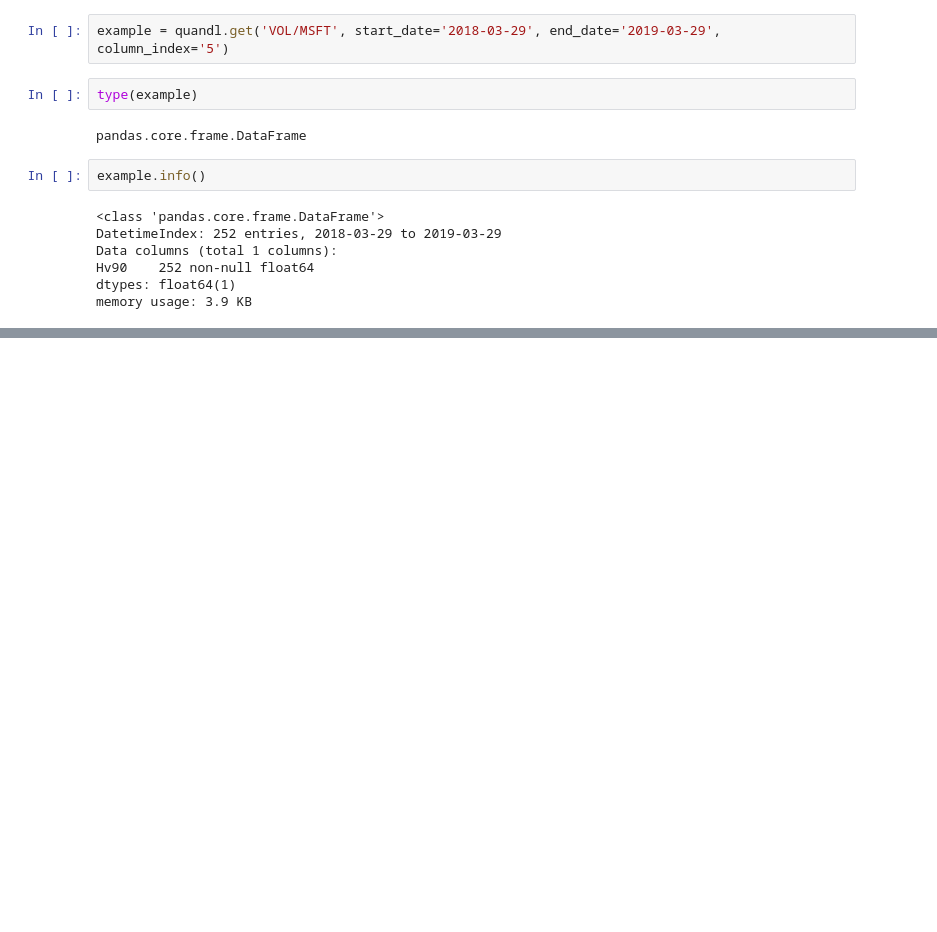
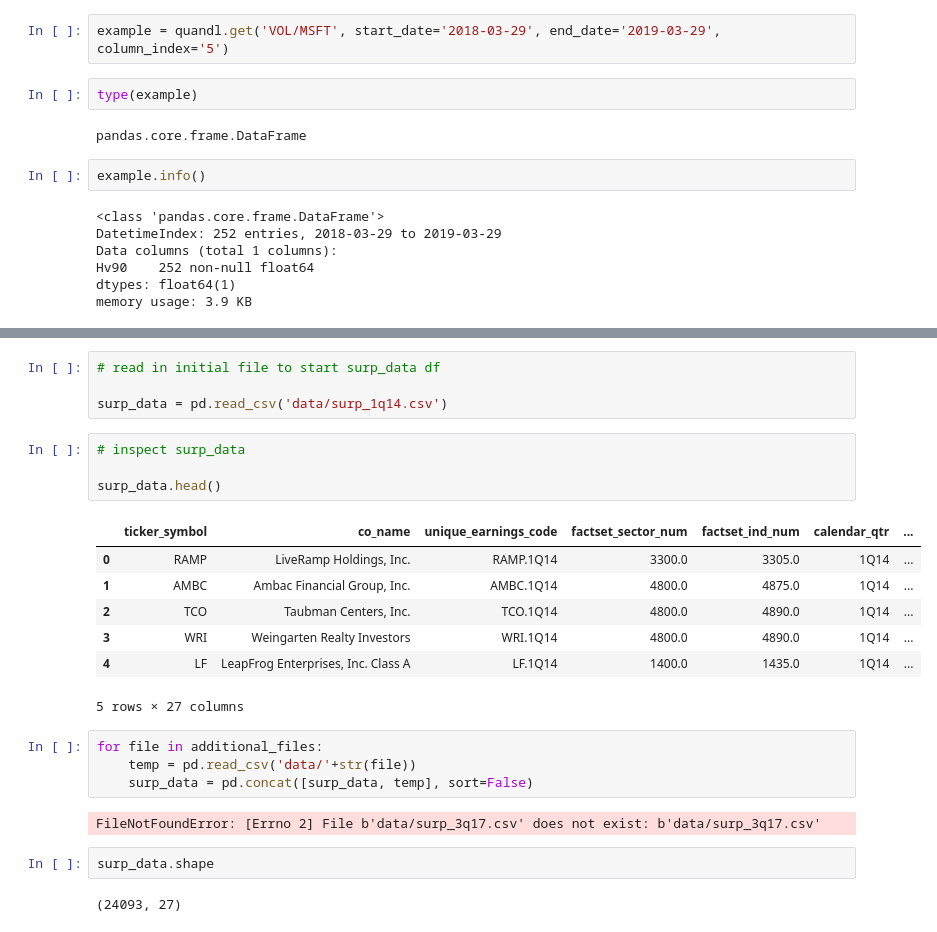
Before and after one commit to jlewis425/anomalies-in-earnings-release-reactions, a Jupyter notebook: data_cleaning_sandbox.ipynb, the cells around one changed output, grey strips where cells are left out. Saved outputs shown, nothing was run; the diff lists cells and outputs as text; blank space fills up the shorter version.

```diff
--- a/data_cleaning_sandbox.ipynb
+++ b/data_cleaning_sandbox.ipynb
@@ -188,0 +254,26 @@ memory usage: 3.9 KB
+# %%
+# read in initial file to start surp_data df
+
+surp_data = pd.read_csv('data/surp_1q14.csv')
+# %%
+# inspect surp_data
+
+surp_data.head()
+# %% [output]
+|  | ticker_symbol | co_name | unique_earnings_code | factset_sector_num | factset_ind_num | calendar_qtr | ... |
+| 0 | RAMP | LiveRamp Holdings, Inc. | RAMP.1Q14 | 3300.0 | 3305.0 | 1Q14 | ... |
+| 1 | AMBC | Ambac Financial Group, Inc. | AMBC.1Q14 | 4800.0 | 4875.0 | 1Q14 | ... |
+| 2 | TCO | Taubman Centers, Inc. | TCO.1Q14 | 4800.0 | 4890.0 | 1Q14 | ... |
+| 3 | WRI | Weingarten Realty Investors | WRI.1Q14 | 4800.0 | 4890.0 | 1Q14 | ... |
+| 4 | LF | LeapFrog Enterprises, Inc. Class A | LF.1Q14 | 1400.0 | 1435.0 | 1Q14 | ... |
+5 rows × 27 columns
+# %%
+for file in additional_files:
+    temp = pd.read_csv('data/'+str(file))
+    surp_data = pd.concat([surp_data, temp], sort=False)
+# %% [output]
+FileNotFoundError: [Errno 2] File b'data/surp_3q17.csv' does not exist: b'data/surp_3q17.csv'
+# %%
+surp_data.shape
+# %% [output]
+(24093, 27)
```
Also changed, not shown: parts of 8 cells of this notebook, 2 other files.
